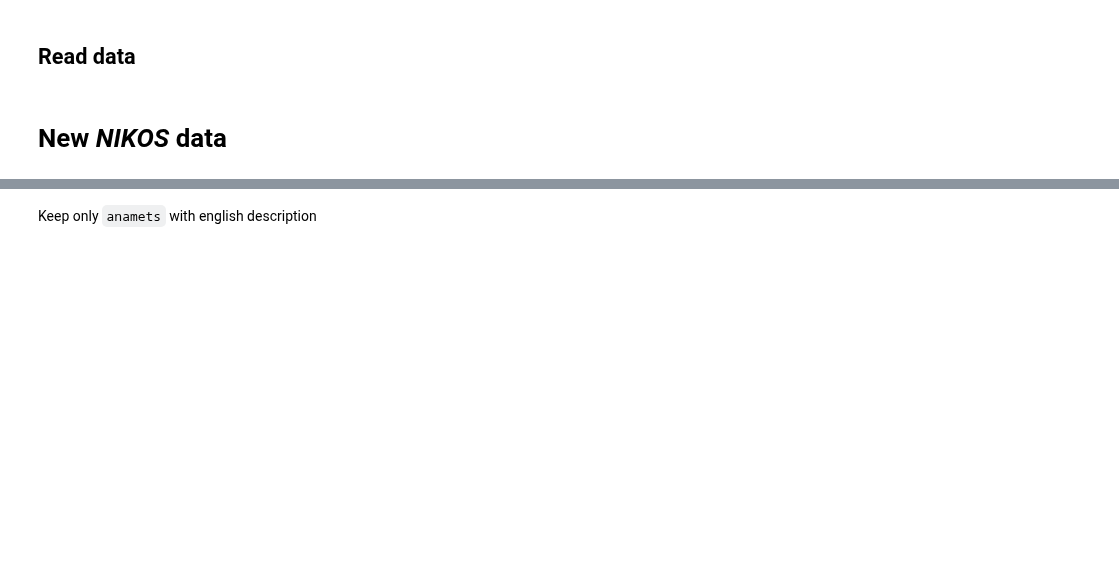
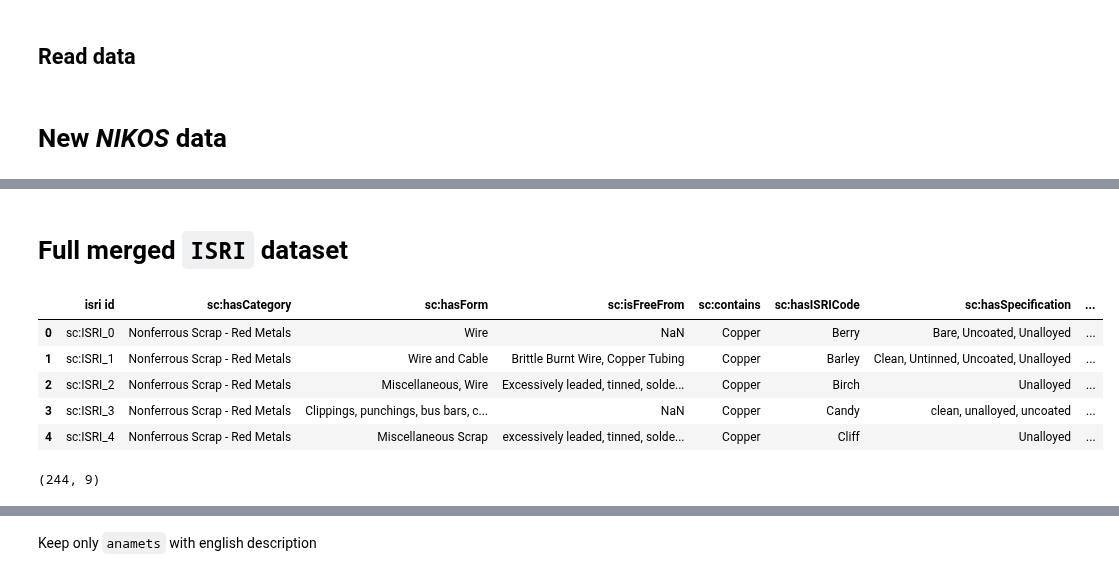
Before and after one commit to costasmexis/phd, a Jupyter notebook: scrap/scrap_similarity.ipynb, the cells around one changed output, grey strips where cells are left out. Saved outputs shown, nothing was run; the diff lists cells and outputs as text; code cells hidden in the pictures; blank space fills up the shorter version.

```diff
--- a/scrap/scrap_similarity.ipynb
+++ b/scrap/scrap_similarity.ipynb
@@ -29,0 +147,5 @@ anamet_data = pd.read_excel(xls, 'Anamet data')
+# %%
+print(isri_data['sc:isProcessedBy'].unique())
+
+# drop process from ISRI
+isri_data.drop('sc:isProcessedBy', axis=1, inplace=True)
@@ -29,0 +187,15 @@ anamet_data = pd.read_excel(xls, 'Anamet data')
+# %% [markdown]
+# Full merged `ISRI` dataset
+# %%
+isri_data.head()
+# %% [output]
+|  | isri id | sc:hasCategory | sc:hasForm | sc:isFreeFrom | sc:contains | sc:hasISRICode | sc:hasSpecification | ... |
+| 0 | sc:ISRI_0 | Nonferrous Scrap - Red Metals | Wire | NaN | Copper | Berry | Bare, Uncoated, Unalloyed | ... |
+| 1 | sc:ISRI_1 | Nonferrous Scrap - Red Metals | Wire and Cable | Brittle Burnt Wire, Copper Tubing | Copper | Barley | Clean, Untinned, Uncoated, Unalloyed | ... |
+| 2 | sc:ISRI_2 | Nonferrous Scrap - Red Metals | Miscellaneous, Wire | Excessively leaded, tinned, solde... | Copper | Birch | Unalloyed | ... |
+| 3 | sc:ISRI_3 | Nonferrous Scrap - Red Metals | Clippings, punchings, bus bars, c... | NaN | Copper | Candy | clean, unalloyed, uncoated | ... |
+| 4 | sc:ISRI_4 | Nonferrous Scrap - Red Metals | Miscellaneous Scrap | excessively leaded, tinned, solde... | Copper | Cliff | Unalloyed | ... |
+# %%
+isri_data.shape
+# %% [output]
+(244, 9)
```
Also changed, not shown: parts of 65 cells of this notebook, 1 other file.
